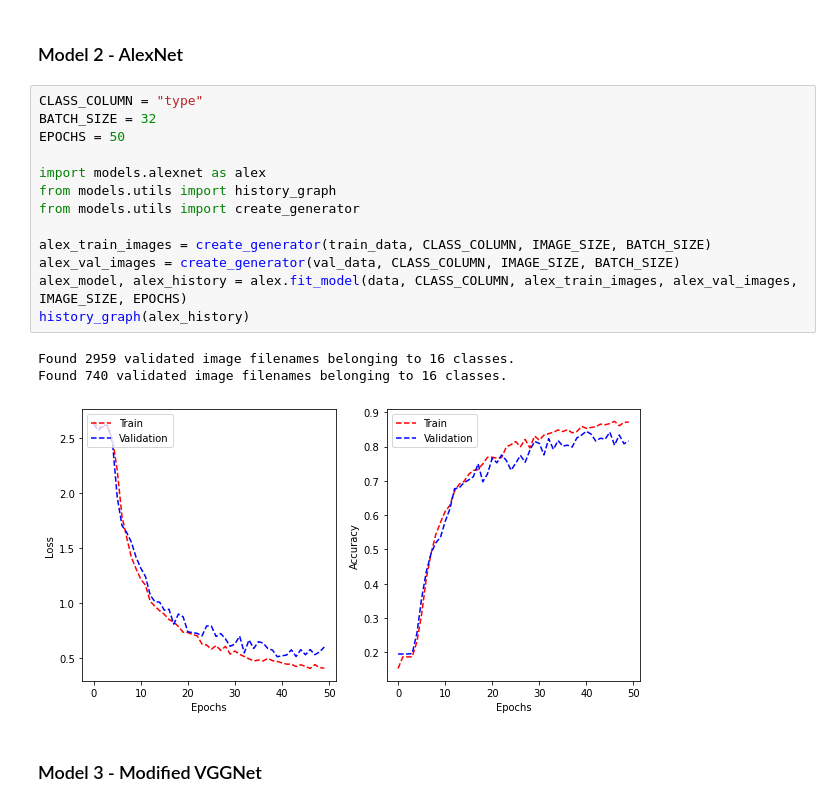
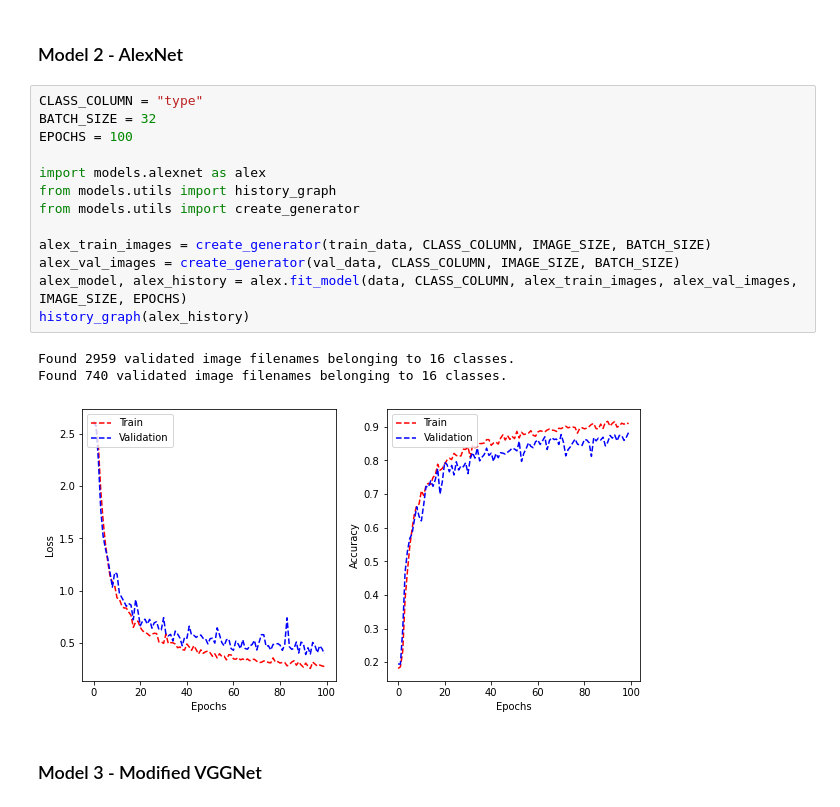
Before and after one commit to Ethan-Rayner/RoadSignClassification, a Jupyter notebook: dan_merge.ipynb, the cells around one changed output. Cells and saved outputs as stored; diff of their text form.

Commit message:
100 epochs

```diff
--- a/dan_merge.ipynb
+++ b/dan_merge.ipynb
@@ -50,20 +50,20 @@ ImageDataGenerators are used to generate training and validation images that are
 # %%
 CLASS_COLUMN = "type"
 BATCH_SIZE = 32
-EPOCHS = 50
+EPOCHS = 100
 
 import models.alexnet as alex
 from models.utils import history_graph
 from models.utils import create_generator
 
 alex_train_images = create_generator(train_data, CLASS_COLUMN, IMAGE_SIZE, BATCH_SIZE)
 alex_val_images = create_generator(val_data, CLASS_COLUMN, IMAGE_SIZE, BATCH_SIZE)
 alex_model, alex_history = alex.fit_model(data, CLASS_COLUMN, alex_train_images, alex_val_images, IMAGE_SIZE, EPOCHS)
 history_graph(alex_history)
 # %% [output]
 Found 2959 validated image filenames belonging to 16 classes.
 Found 740 validated image filenames belonging to 16 classes.
-[figure, old version]
+[figure, new version]
 # %% [markdown]
 ### Model 3 - Modified VGGNet
 # %%
```
Also changed, not shown: parts of 2 cells of this notebook.
